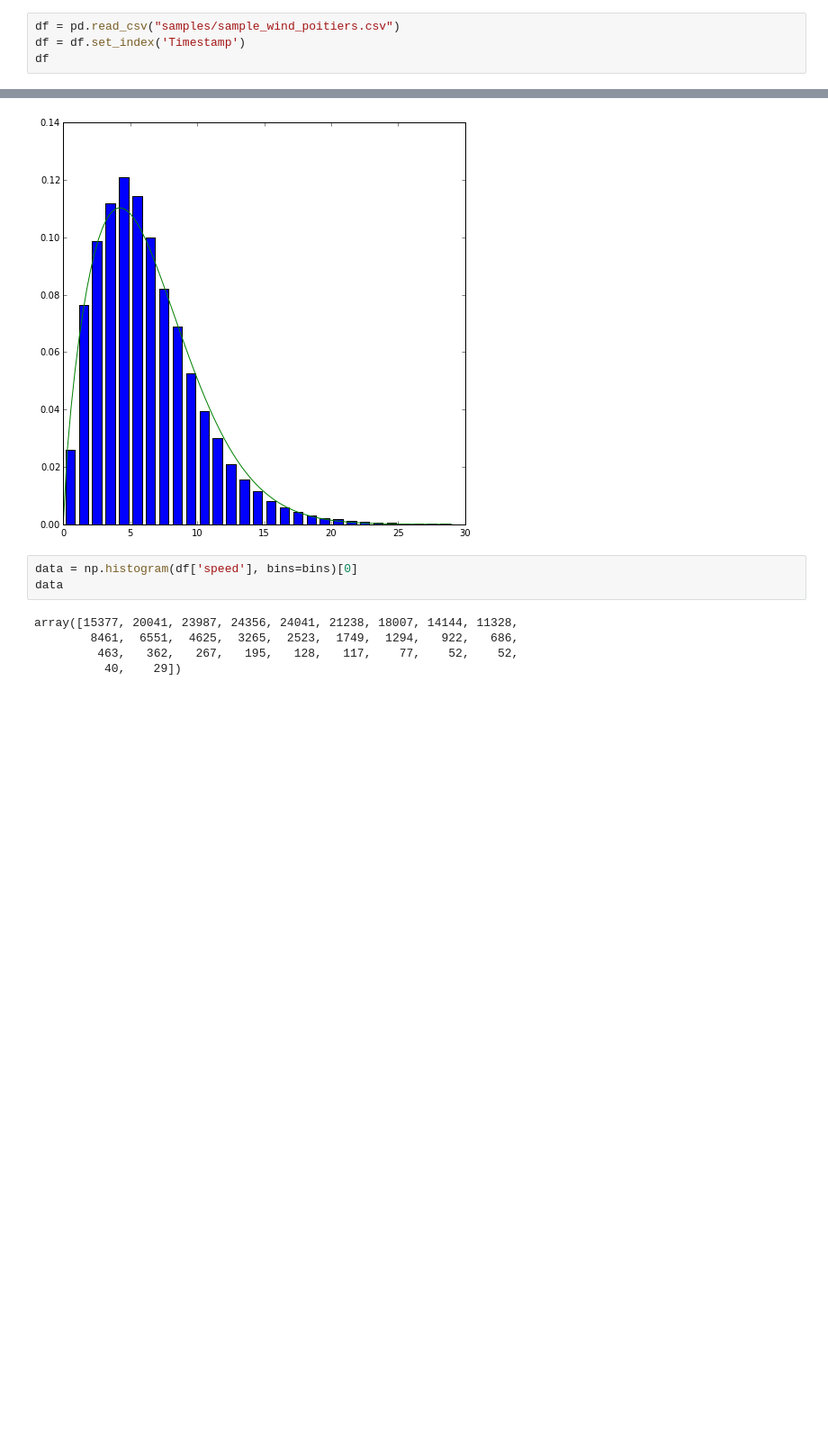
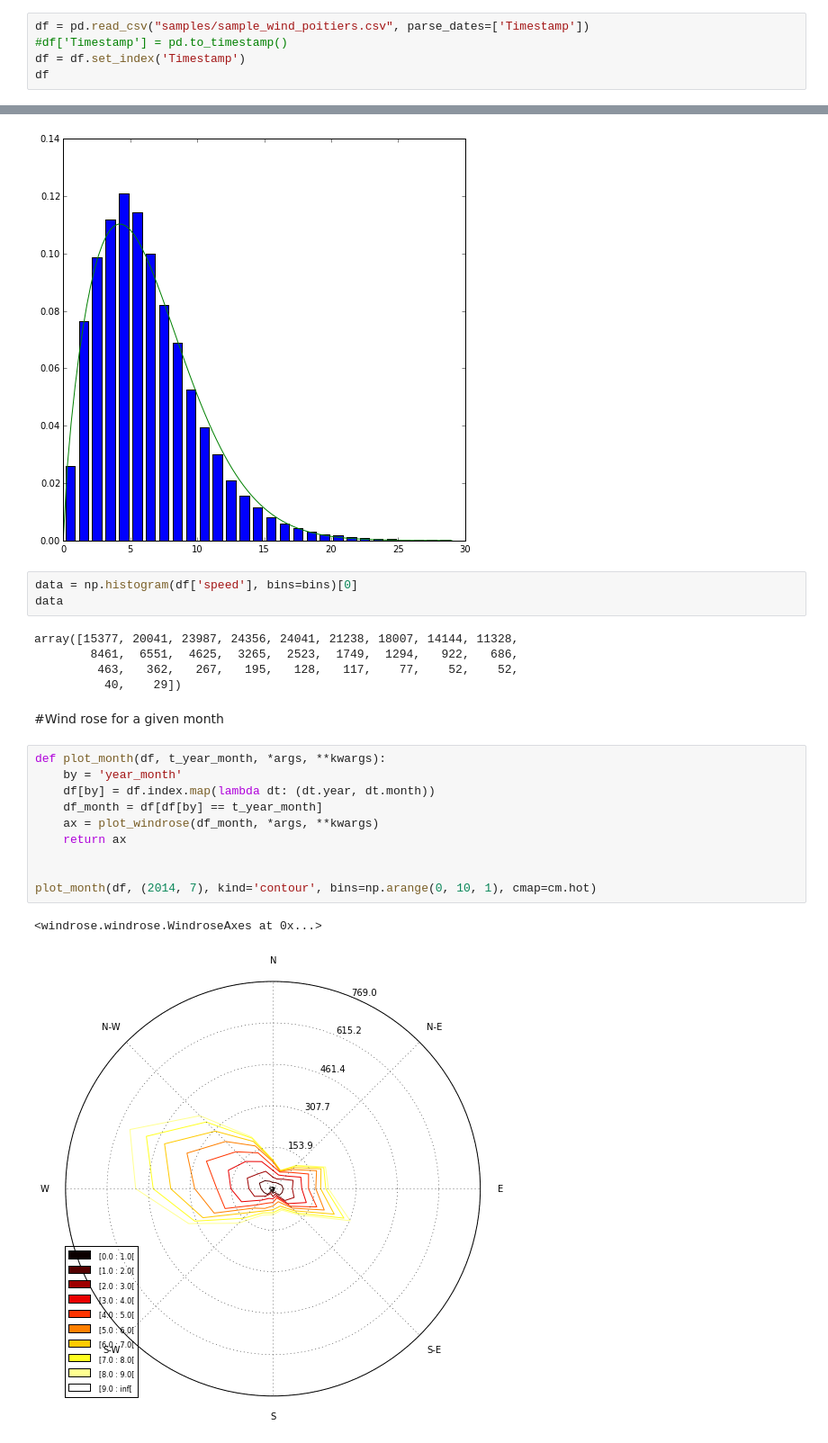
Before and after one commit to python-windrose/windrose, a Jupyter notebook: windrose_sample_poitiers_csv.ipynb, the cells around one changed output, grey strips where cells are left out. Shown at 90% size. Cells and saved outputs as stored; diff of their text form; blank space fills up the shorter version.

```diff
--- a/windrose_sample_poitiers_csv.ipynb
+++ b/windrose_sample_poitiers_csv.ipynb
@@ -9,7 +9,8 @@ from math import pi
 # %%
 from windrose import WindroseAxes, WindAxes, plot_windrose
 # %%
-df = pd.read_csv("samples/sample_wind_poitiers.csv")
+df = pd.read_csv("samples/sample_wind_poitiers.csv", parse_dates=['Timestamp'])
+#df['Timestamp'] = pd.to_timestamp()
 df = df.set_index('Timestamp')
 df
 # %% [output]
@@ -79,3 +80,18 @@ array([15377, 20041, 23987, 24356, 24041, 21238, 18007, 14144, 11328,
         8461,  6551,  4625,  3265,  2523,  1749,  1294,   922,   686,
          463,   362,   267,   195,   128,   117,    77,    52,    52,
           40,    29])
+# %% [markdown]
+#Wind rose for a given month
+# %%
+def plot_month(df, t_year_month, *args, **kwargs):
+    by = 'year_month'
+    df[by] = df.index.map(lambda dt: (dt.year, dt.month))
+    df_month = df[df[by] == t_year_month]
+    ax = plot_windrose(df_month, *args, **kwargs)
+    return ax
+
+
+plot_month(df, (2014, 7), kind='contour', bins=np.arange(0, 10, 1), cmap=cm.hot)
+# %% [output]
+<windrose.windrose.WindroseAxes at 0x...>
+[figure, added]
```
Also changed, not shown: parts of 2 cells of this notebook.
